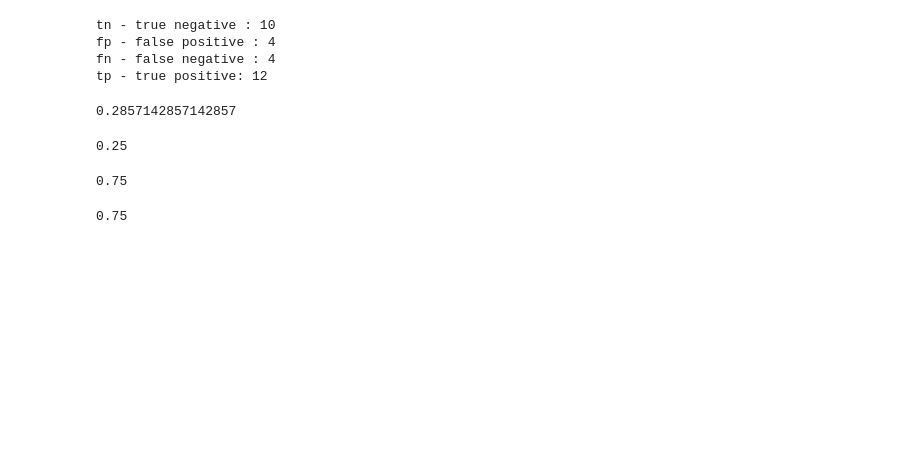
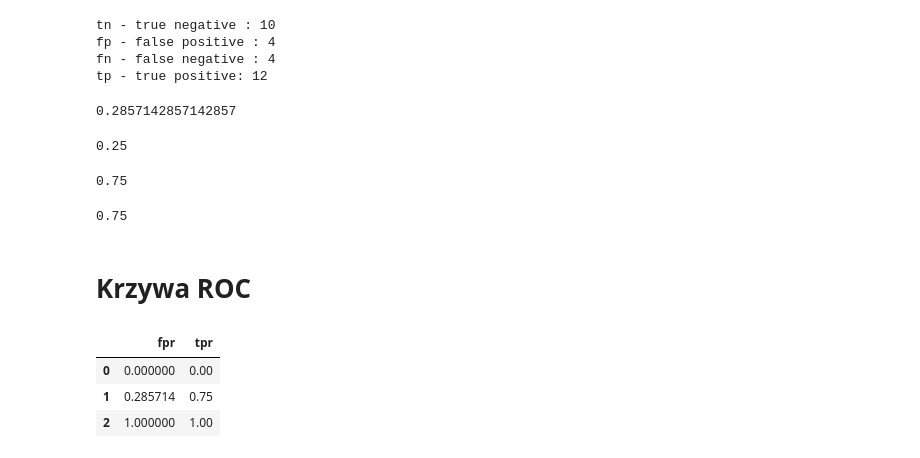
Before and after one commit to MattWroclaw/data-science-bootcamp, a Jupyter notebook: Uczenie_maszynowe/metryki_klasyfikacja.ipynb, the cells around one changed output. Drawn from its saved outputs; the diff is of its cells as text; code cells hidden in the pictures; blank space fills up the shorter version.

Commit message:
Krzywa ROC

```diff
--- a/Uczenie_maszynowe/metryki_klasyfikacja.ipynb
+++ b/Uczenie_maszynowe/metryki_klasyfikacja.ipynb
@@ -161,3 +161,19 @@ recall
 0.75
 # %%
 # F1 score - średnia harmoniczna Precision i Recall
+# %% [markdown]
+# Krzywa ROC
+# %%
+from sklearn.metrics import roc_curve
+
+# fpr - false positive roc, tpr - true positive roc
+#  pos_label = 1 => klasa "pozytywna" w naszym przypadku jest jest 1
+
+fpr, tpr, thresholds = roc_curve(y_true, y_pred, pos_label=1)
+roc = pd.DataFrame({'fpr': fpr, 'tpr':tpr})
+roc
+# %% [output]
+|  | fpr | tpr |
+| 0 | 0.000000 | 0.00 |
+| 1 | 0.285714 | 0.75 |
+| 2 | 1.000000 | 1.00 |
```
Also changed, not shown: parts of 2 cells of this notebook.
